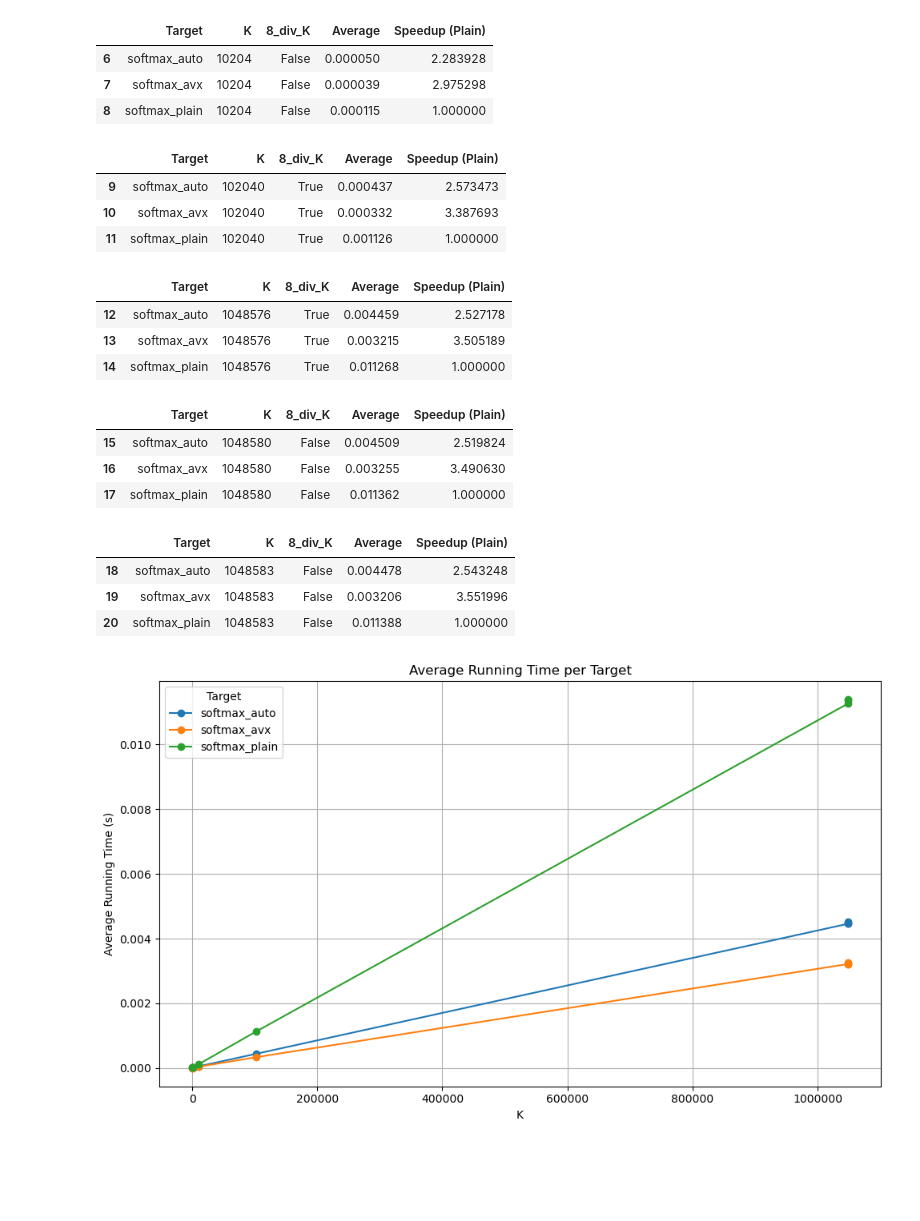
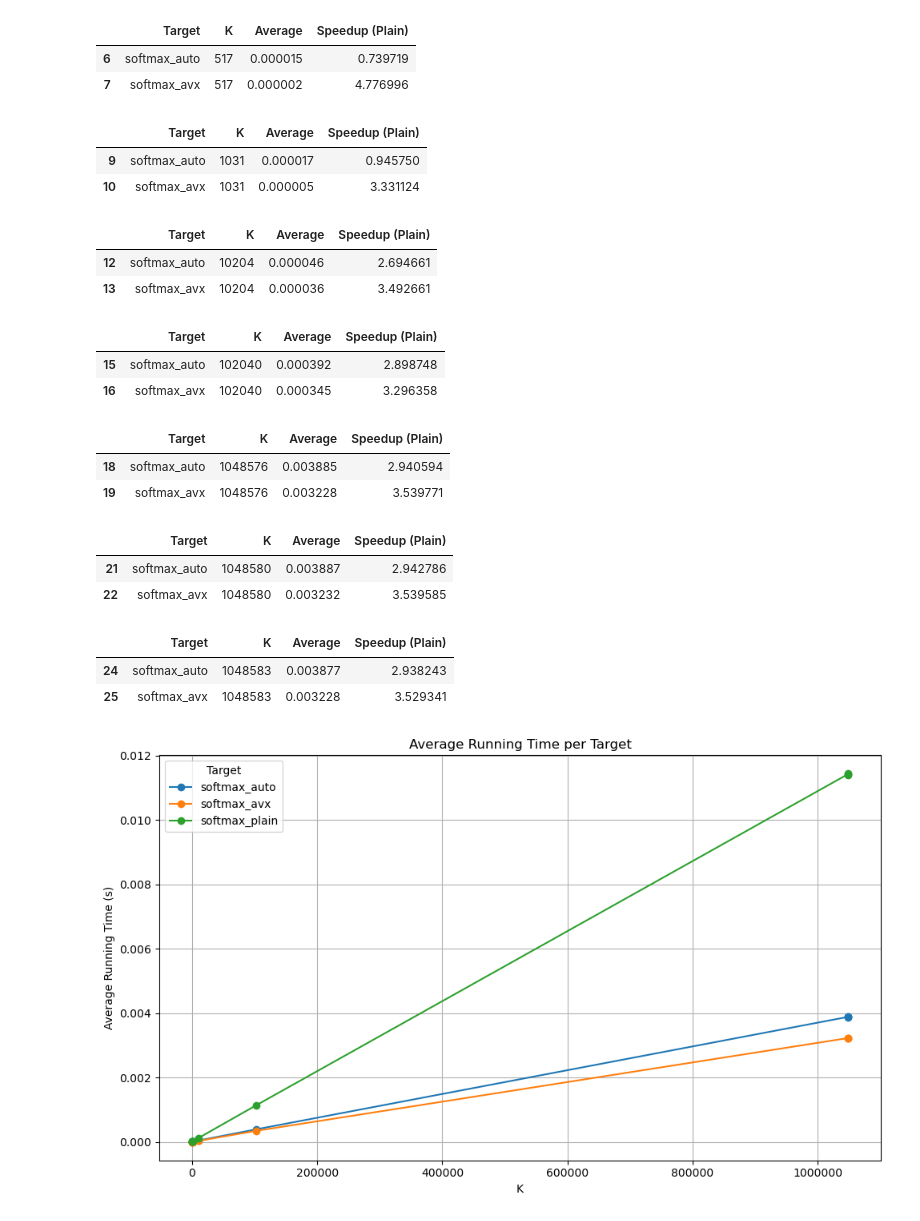
Before and after one commit to luca-rizzo/SPM-assignment-24-25, a Jupyter notebook: assigment1/make_plot.ipynb, the cells around one changed output. Saved outputs shown, nothing was run; the diff lists cells and outputs as text; code cells hidden in the pictures; blank space fills up the shorter version.

```diff
--- a/assigment1/make_plot.ipynb
+++ b/assigment1/make_plot.ipynb
@@ -1,6 +1,22 @@
 # %%
 import pandas as pd
 import matplotlib.pyplot as plt
+
+import subprocess
+
+# Definisci il comando rsync
+rsync_command = [
+    "rsync", "-av",
+    "l.rizzo11@spmcluster.unipi.it:~/SPM-assignment/assignment1/out/*", "./out"
+]
+
+# Esegui il comando
+try:
+    subprocess.run(rsync_command, check=True)
+    print("✅ Sincronizzazione completata con successo!")
+except subprocess.CalledProcessError as e:
+    print(f"❌ Errore durante rsync: {e}")
+
 
 NUM_RUNS = 5
 num_cols = 2 + NUM_RUNS
@@ -21,7 +37,7 @@ for K in df['K'].unique():
     df.loc[df['K'] == K, 'Speedup (Plain)'] = plain_avg / df.loc[df['K'] == K, 'Average']
 
 for K in df['K'].unique():
-    display(df[df['K'] ==K ][['Target', 'K', '8_div_K', 'Average', 'Speedup (Plain)']])
+    display(df[(df['Target'] != 'softmax_plain') & (df['K'] == K)][['Target', 'K', 'Average', 'Speedup (Plain)']])
 
 # Per ciascun Target unico crea una linea diversa
 for target in df['Target'].unique():
@@ -49,21 +69,22 @@ plt.show()
-|  | Target | K | 8_div_K | Average | Speedup (Plain) |
-| 6 | softmax_auto | 10204 | False | 0.000050 | 2.283928 |
-| 7 | softmax_avx | 10204 | False | 0.000039 | 2.975298 |
-| 8 | softmax_plain | 10204 | False | 0.000115 | 1.000000 |
+|  | Target | K | Average | Speedup (Plain) |
+| 6 | softmax_auto | 517 | 0.000015 | 0.739719 |
+| 7 | softmax_avx | 517 | 0.000002 | 4.776996 |
-|  | Target | K | 8_div_K | Average | Speedup (Plain) |
-| 9 | softmax_auto | 102040 | True | 0.000437 | 2.573473 |
-| 10 | softmax_avx | 102040 | True | 0.000332 | 3.387693 |
-| 11 | softmax_plain | 102040 | True | 0.001126 | 1.000000 |
+|  | Target | K | Average | Speedup (Plain) |
+| 9 | softmax_auto | 1031 | 0.000017 | 0.945750 |
+| 10 | softmax_avx | 1031 | 0.000005 | 3.331124 |
-|  | Target | K | 8_div_K | Average | Speedup (Plain) |
-| 12 | softmax_auto | 1048576 | True | 0.004459 | 2.527178 |
-| 13 | softmax_avx | 1048576 | True | 0.003215 | 3.505189 |
-| 14 | softmax_plain | 1048576 | True | 0.011268 | 1.000000 |
+|  | Target | K | Average | Speedup (Plain) |
+| 12 | softmax_auto | 10204 | 0.000046 | 2.694661 |
+| 13 | softmax_avx | 10204 | 0.000036 | 3.492661 |
-|  | Target | K | 8_div_K | Average | Speedup (Plain) |
-| 15 | softmax_auto | 1048580 | False | 0.004509 | 2.519824 |
-| 16 | softmax_avx | 1048580 | False | 0.003255 | 3.490630 |
-| 17 | softmax_plain | 1048580 | False | 0.011362 | 1.000000 |
+|  | Target | K | Average | Speedup (Plain) |
+| 15 | softmax_auto | 102040 | 0.000392 | 2.898748 |
+| 16 | softmax_avx | 102040 | 0.000345 | 3.296358 |
-|  | Target | K | 8_div_K | Average | Speedup (Plain) |
-| 18 | softmax_auto | 1048583 | False | 0.004478 | 2.543248 |
-| 19 | softmax_avx | 1048583 | False | 0.003206 | 3.551996 |
-| 20 | softmax_plain | 1048583 | False | 0.011388 | 1.000000 |
+|  | Target | K | Average | Speedup (Plain) |
+| 18 | softmax_auto | 1048576 | 0.003885 | 2.940594 |
+| 19 | softmax_avx | 1048576 | 0.003228 | 3.539771 |
+|  | Target | K | Average | Speedup (Plain) |
+| 21 | softmax_auto | 1048580 | 0.003887 | 2.942786 |
+| 22 | softmax_avx | 1048580 | 0.003232 | 3.539585 |
+|  | Target | K | Average | Speedup (Plain) |
+| 24 | softmax_auto | 1048583 | 0.003877 | 2.938243 |
+| 25 | softmax_avx | 1048583 | 0.003228 | 3.529341 |
-[figure, old version]
+[figure, new version]
```
Also changed, not shown: parts of 2 cells of this notebook, 19 other files.
